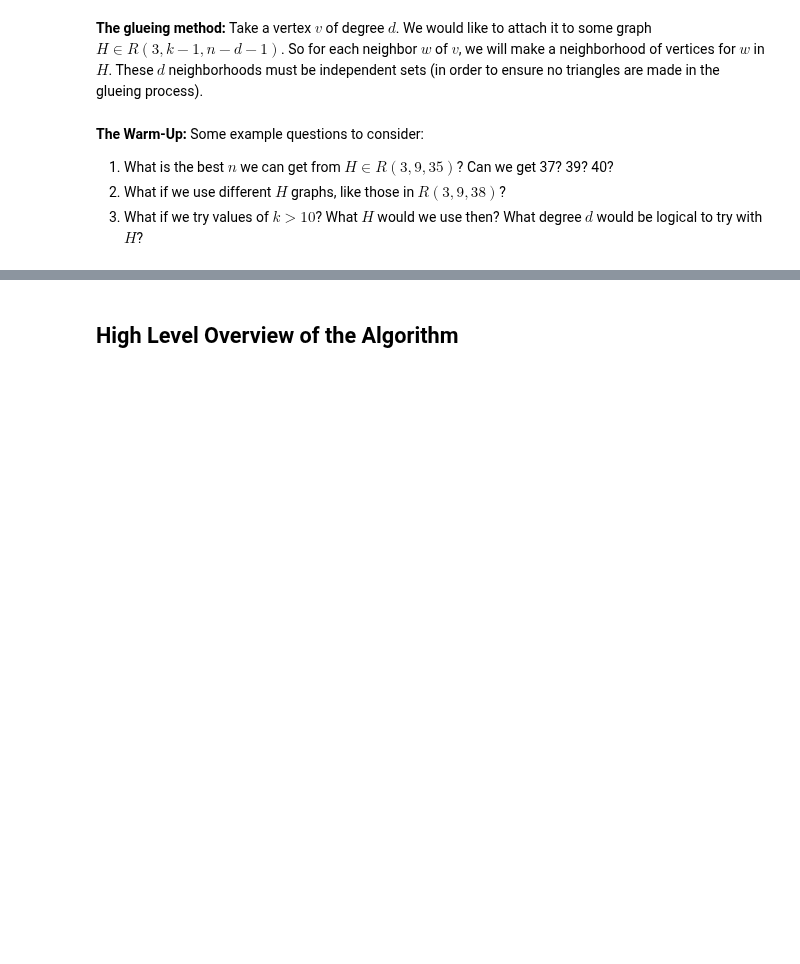
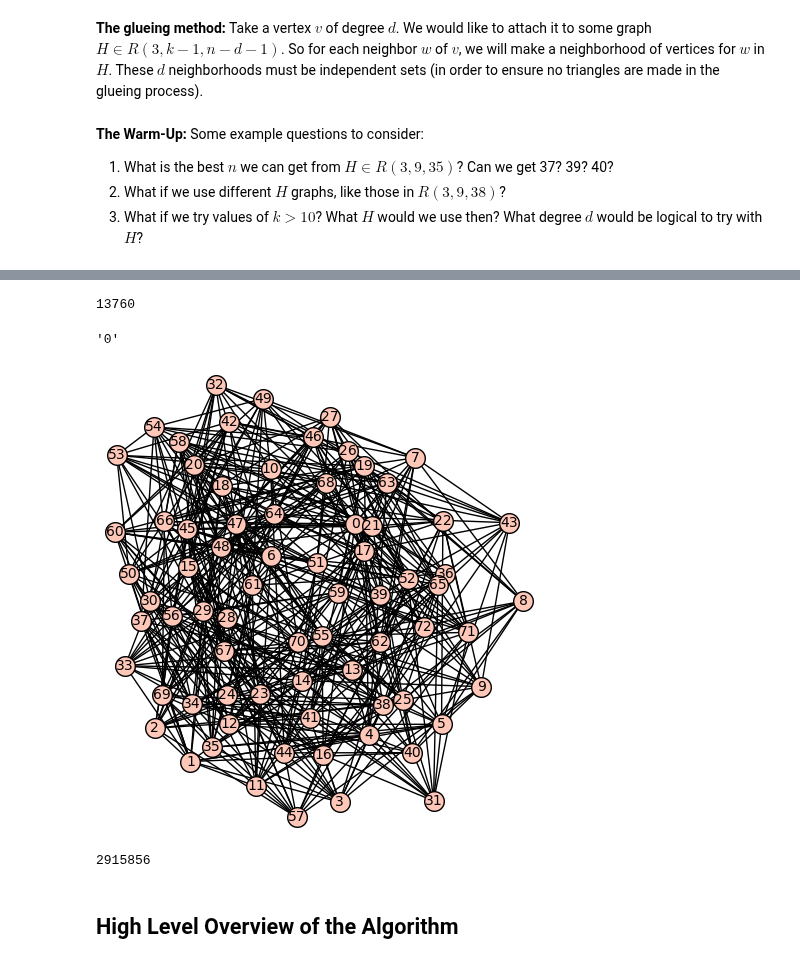
Before and after one commit to polymathjr/polymathjr-ramsey, a Jupyter notebook: r-five-five/R(3, k) Lower Bound Experiments .ipynb, the cells around one changed output, grey strips where cells are left out. Saved outputs shown, nothing was run; the diff lists cells and outputs as text; code cells hidden in the pictures; blank space fills up the shorter version.

```diff
--- a/r-five-five/R(3, k) Lower Bound Experiments .ipynb
+++ b/r-five-five/R(3, k) Lower Bound Experiments .ipynb
@@ -23,0 +26,4 @@ r39_35.plot()
+# %%
+len(xyz)
+# %% [output]
+13760
@@ -23,0 +33,4 @@ r39_35.plot()
+# %%
+second_graph[0][0]
+# %% [output]
+'0'
@@ -23,0 +52,5 @@ r39_35.plot()
+# %%
+r310_39 = Graph(m).complement()
+r310_39.plot()
+# %% [output]
+[figure, added]
@@ -24,3 +59,7 @@ r39_35.plot()
+# %%
+print(len(abc))
+# %% [output]
+2915856
 # %% [markdown]
 ## High Level Overview of the Algorithm
 # %% [markdown]
```
Also changed, not shown: parts of 27 cells of this notebook, 2 other files.
